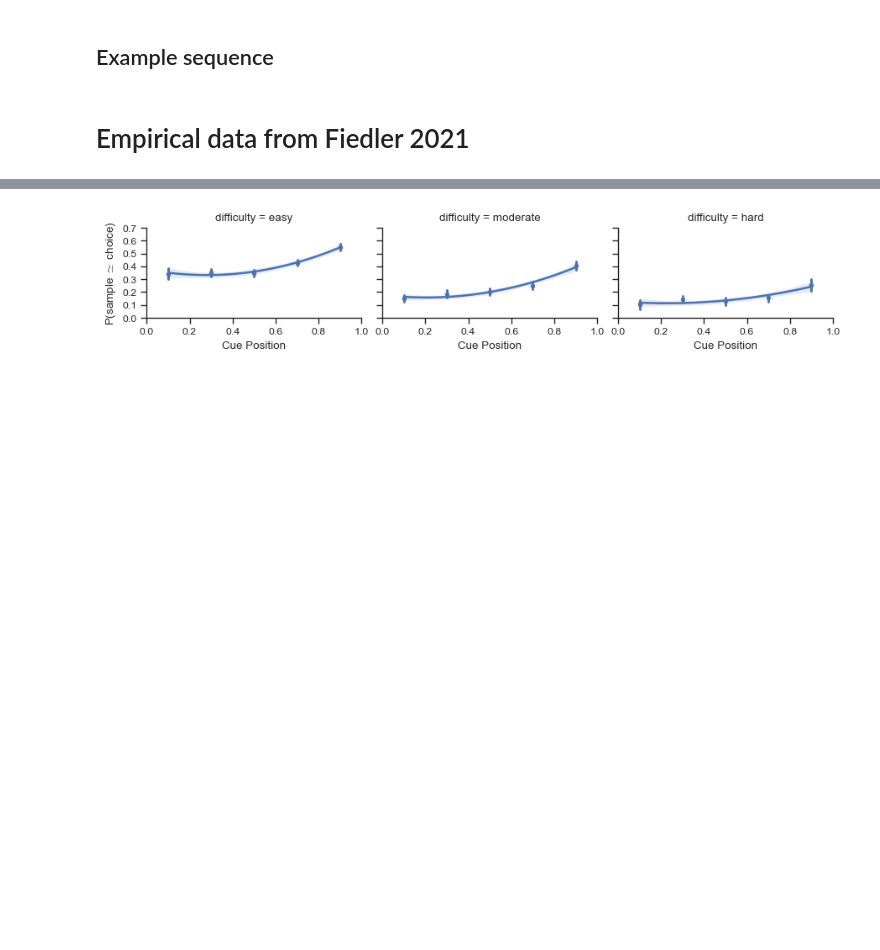
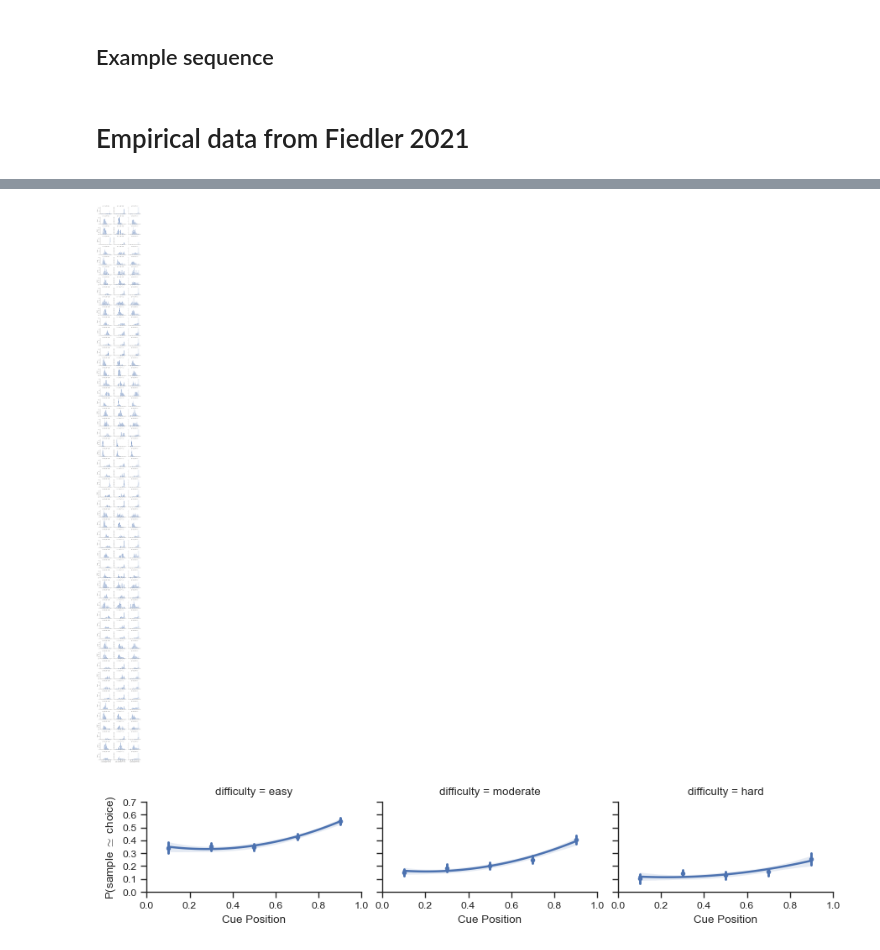
Before and after one commit to psipeter/speed-accuracy-tradeoff, a Jupyter notebook: fiedler_compare.ipynb, the cells around one changed output, grey strips where cells are left out. Saved outputs shown, nothing was run; the diff lists cells and outputs as text; code cells hidden in the pictures; blank space fills up the shorter version.

```diff
--- a/fiedler_compare.ipynb
+++ b/fiedler_compare.ipynb
@@ -84,0 +82,4 @@ plot_emp_RTs(max_cues=12, cue_step=4)
+# %%
+plot_emp_RTs(max_cues=12, cue_step=3, aggregate=False, bw=0.7, cut=1.5)
+# %% [output]
+[figure, added]
```
Also changed, not shown: parts of 14 cells of this notebook, 1 other file.
